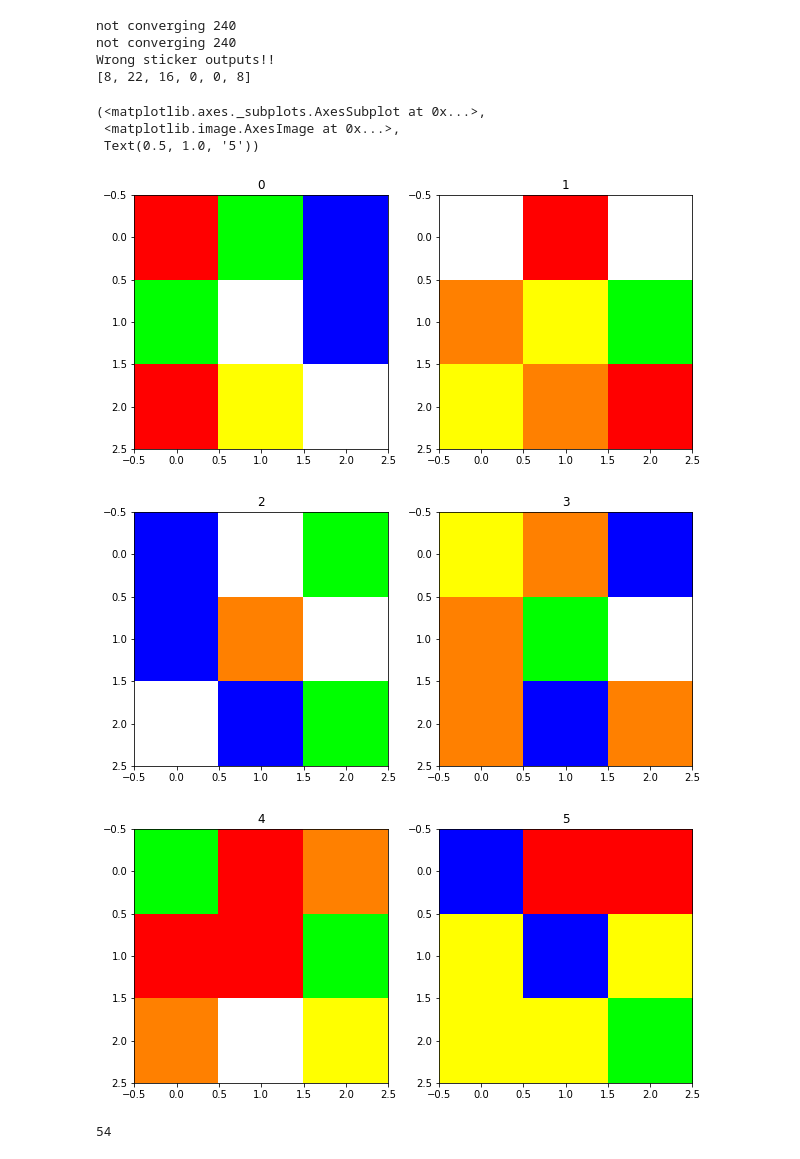
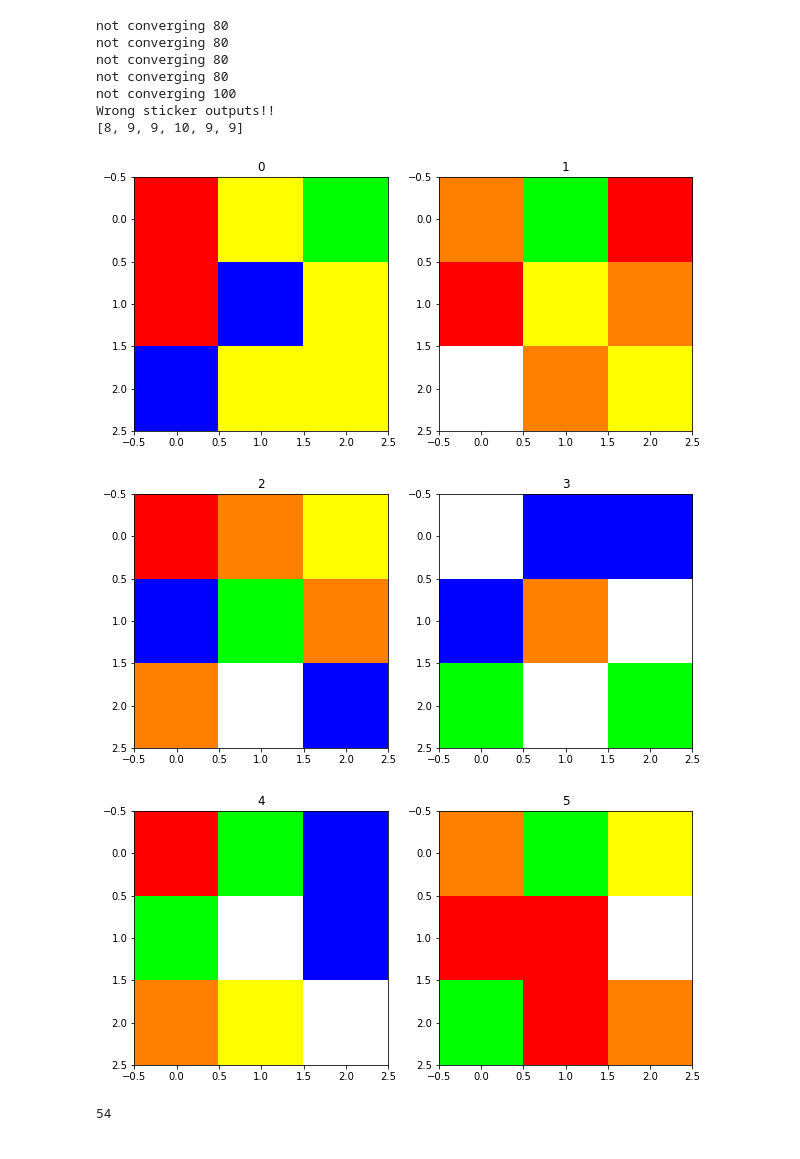
Before and after one commit to mukheshpugal/rcube2, a Jupyter notebook: cube_preprocess.ipynb, the cells around one changed output. Drawn from its saved outputs; the diff is of its cells as text; code cells hidden in the pictures.

```diff
--- a/cube_preprocess.ipynb
+++ b/cube_preprocess.ipynb
@@ -35,3 +20,29 @@ cwd = os.getcwd()
+# %%
+def imgshow(image):
+    cv2.imshow("image",image)
+    cv2.waitKey(0)
+    cv2.destroyAllWindows()
+
+def pltshow(image):
+    image = cv2.cvtColor(image,cv2.COLOR_BGR2RGB)
+    plt.imshow(image)
+    plt.show()
+
+def btor(image):
+    return cv2.cvtColor(image,cv2.COLOR_BGR2RGB)
+
+def faceshow(cube):
+    plt.figure(figsize=(10,20))
+    plt.subplot(1,2,1),plt.imshow(btor(cube.face[0])),plt.title("0")
+    plt.subplot(1,2,2),plt.imshow(btor(cube.face[1])),plt.title("1")
+    plt.figure(figsize=(10,20))
+    plt.subplot(1,2,1),plt.imshow(btor(cube.face[2])),plt.title("2")
+    plt.subplot(1,2,2),plt.imshow(btor(cube.face[3])),plt.title("3")
+    plt.figure(figsize=(10,20))
+    plt.subplot(1,2,1),plt.imshow(btor(cube.face[4])),plt.title("4")
+    plt.subplot(1,2,2),plt.imshow(btor(cube.face[5])),plt.title("5")
+
+cwd = os.getcwd()
 # %%
 class cubepre():
     def __init__(self,imagelist):
@@ -44,7 +55,7 @@ class cubepre():
         self.carray = []
         self.Cdict = []
         self.pixelmap = []
-        width = 1280
+        width = 800
         scale = imagelist[0].shape[1]/width
         height = int(imagelist[0].shape[0]/scale)
         img_area = height*width
@@ -131,7 +142,7 @@ class cubepre():
             else:
                 break
         rect = self.contoursort(rect)
-        self.stickers[k] = cv2.drawContours(self.img[k].copy(),rect,-1,YELLOW)
+        self.stickers[k] = cv2.drawContours(self.img[k].copy(),rect,-1,YELLOW,2)
         if len(rect) != 9:
             print("Something's wrong",k,len(rect))
             print("The image area is",img_area)
@@ -191,7 +202,11 @@ class cubepre():
                     x,y,w,h = cv2.boundingRect(sq[i][j])
                     sec = temp[y:y+h,x:x+w]
                     sec = cv2.resize(sec,(25,25))
-                    sec = cv2.GaussianBlur(sec,(21,21),0)
+                    for y in range(sec.shape[0]):
+                        for x in range(sec.shape[1]):
+                            for c in range(sec.shape[2]):
+                                sec[y,x,c] = np.clip(1*sec[y,x,c] + 2, 0, 255)
+                    sec = cv2.GaussianBlur(sec,(25,25),0)
                     pixel_b[i,j],pixel_g[i,j],pixel_r[i,j] = sec[12,12]
                     self.carray.append(sec[12,12])
         self.pixelmap.append([pixel_b,pixel_g,pixel_r])
@@ -252,27 +267,19 @@ face4 = cv2.imread(cwd+"/images/test-1/image5.jpeg",1)
 face5 = cv2.imread(cwd+"/images/test-1/image6.jpeg",1)
 cube = cubepre([face0,face1,face2,face3,face4,face5])
 # %% [output]
-not converging 240
-not converging 240
+not converging 80
+not converging 80
+not converging 80
+not converging 80
+not converging 100
 Wrong sticker outputs!!
-[8, 22, 16, 0, 0, 8]
+[8, 9, 9, 10, 9, 9]
-# %%
-plt.figure(figsize=(10,20))
-plt.subplot(1,2,1),plt.imshow(btor(cube.face[0])),plt.title("0")
-plt.subplot(1,2,2),plt.imshow(btor(cube.face[1])),plt.title("1")
-plt.figure(figsize=(10,20))
-plt.subplot(1,2,1),plt.imshow(btor(cube.face[2])),plt.title("2")
-plt.subplot(1,2,2),plt.imshow(btor(cube.face[3])),plt.title("3")
-plt.figure(figsize=(10,20))
-plt.subplot(1,2,1),plt.imshow(btor(cube.face[4])),plt.title("4")
-plt.subplot(1,2,2),plt.imshow(btor(cube.face[5])),plt.title("5")
-# %% [output]
-(<matplotlib.axes._subplots.AxesSubplot at 0x...>,
- <matplotlib.image.AxesImage at 0x...>,
- Text(0.5, 1.0, '5'))
-[figure, removed]
-[figure, removed]
-[figure, removed]
+# %%
+faceshow(cube)
+# %% [output]
+[figure, added]
+[figure, added]
+[figure, added]
 # %%
 imgshow(cube.stickers[0])
 imgshow(cube.stickers[1])
```
Also changed, not shown: parts of 13 cells of this notebook, 18 other files.
